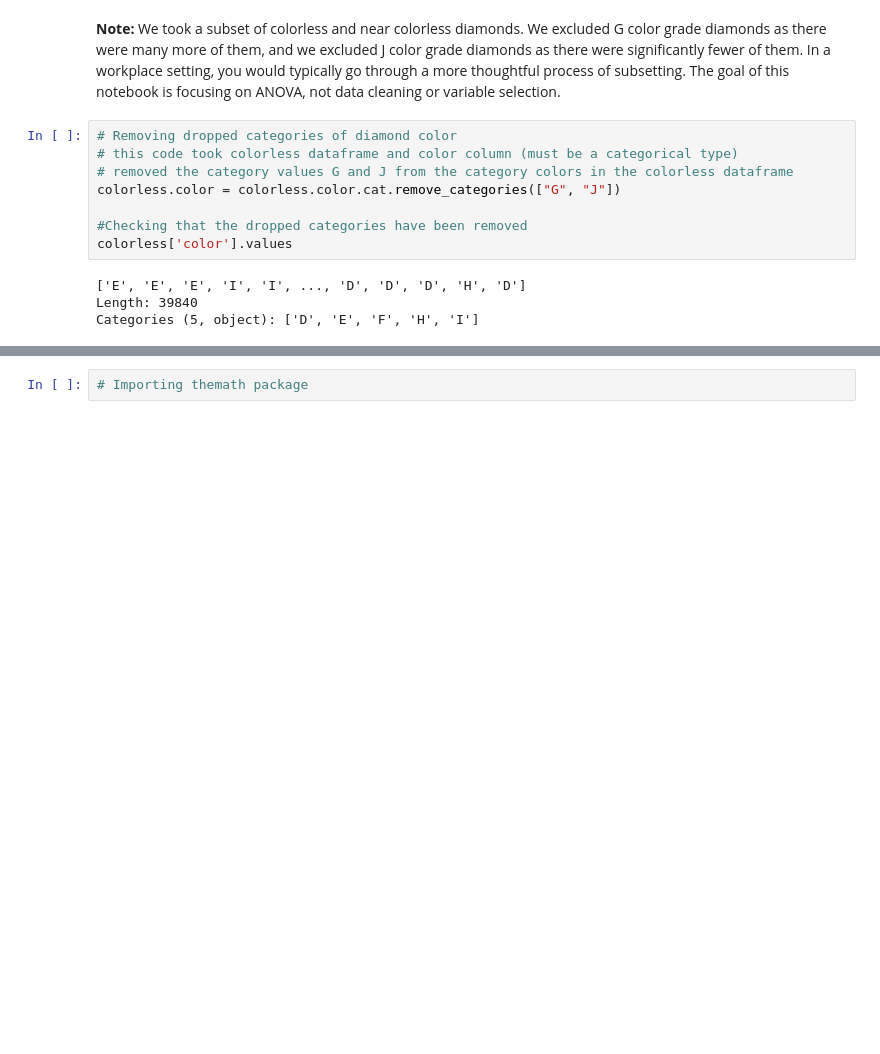
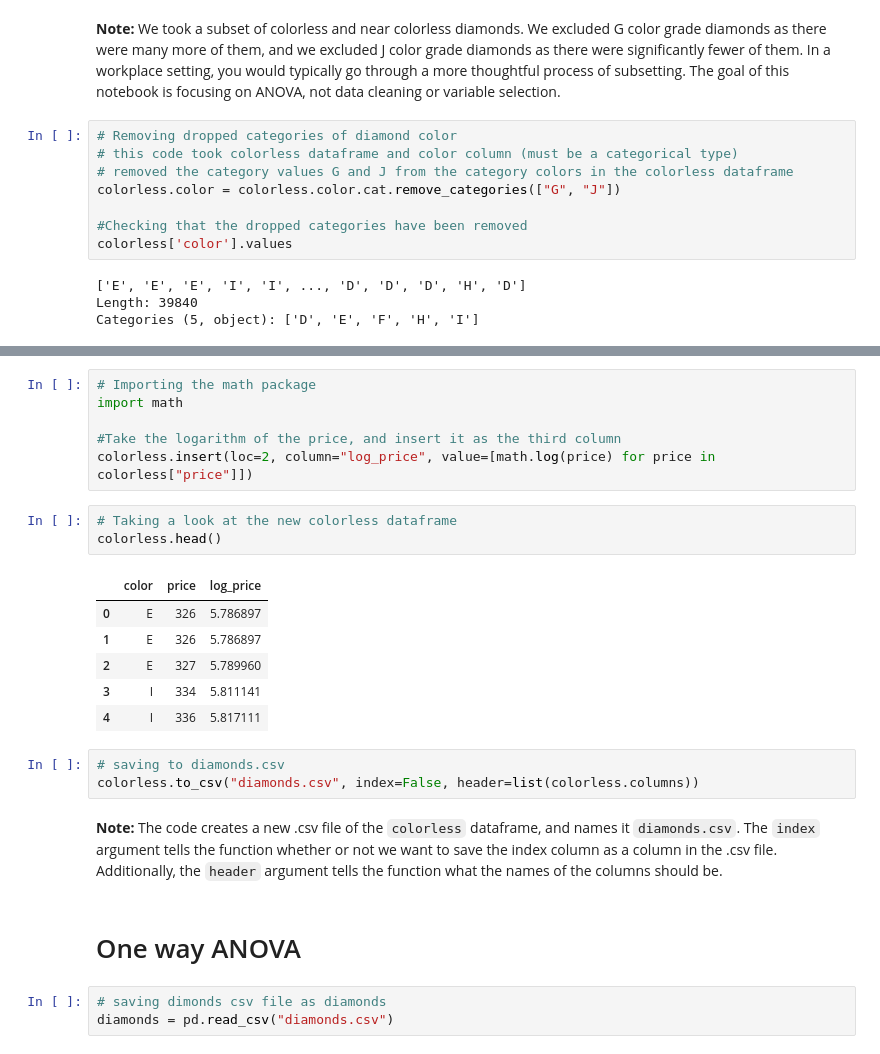
Before and after one commit to PrincelyKitilya/Linear-Regression-assumptions-tests, a Jupyter notebook: Anova_tesing/one_way_two_way_annova.ipynb, the cells around one changed output, grey strips where cells are left out. Drawn from its saved outputs; the diff is of its cells as text; blank space fills up the shorter version.

```diff
--- a/Anova_tesing/one_way_two_way_annova.ipynb
+++ b/Anova_tesing/one_way_two_way_annova.ipynb
@@ -69,2 +85,26 @@ Categories (5, object): ['D', 'E', 'F', 'H', 'I']
 # %%
-# Importing themath package
+# Importing the math package
+import math
+
+#Take the logarithm of the price, and insert it as the third column
+colorless.insert(loc=2, column="log_price", value=[math.log(price) for price in colorless["price"]])
+# %%
+# Taking a look at the new colorless dataframe
+colorless.head()
+# %% [output]
+|  | color | price | log_price |
+| 0 | E | 326 | 5.786897 |
+| 1 | E | 326 | 5.786897 |
+| 2 | E | 327 | 5.789960 |
+| 3 | I | 334 | 5.811141 |
+| 4 | I | 336 | 5.817111 |
+# %%
+# saving to diamonds.csv
+colorless.to_csv("diamonds.csv", index=False, header=list(colorless.columns))
+# %% [markdown]
+**Note:** The code creates a new .csv file of the `colorless` dataframe, and names it `diamonds.csv`. The `index` argument tells the function whether or not we want to save the index column as a column in the .csv file. Additionally, the `header` argument tells the function what the names of the columns should be.
+# %% [markdown]
+# One way ANOVA
+# %%
+# saving dimonds csv file as diamonds
+diamonds = pd.read_csv("diamonds.csv")
```
Also changed, not shown: parts of 11 cells of this notebook, 1 other file.
